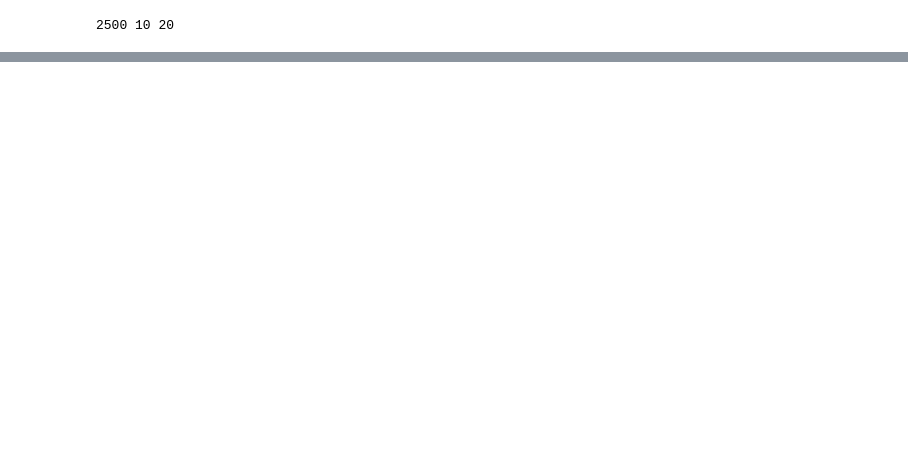
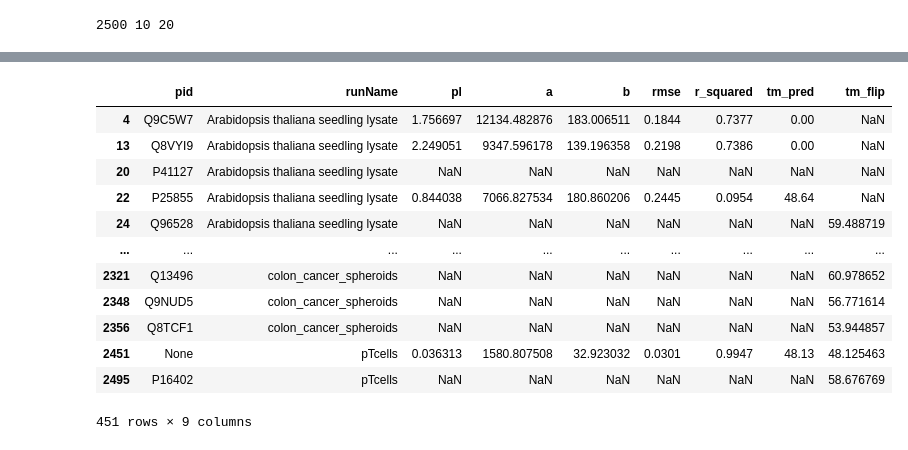
Before and after one commit to D3m0st3n/TPPCurveFitCLI, a Jupyter notebook: test.ipynb, the cells around one changed output, grey strips where cells are left out. Cells and saved outputs as stored; diff of their text form; code cells hidden in the pictures; blank space fills up the shorter version.

```diff
--- a/test.ipynb
+++ b/test.ipynb
@@ -227,0 +228,16 @@ print(results_na.shape)
+# %%
+results_na
+# %% [output]
+|  | pid | runName | pl | a | b | rmse | r_squared | tm_pred | tm_flip |
+| 4 | Q9C5W7 | Arabidopsis thaliana seedling lysate | 1.756697 | 12134.482876 | 183.006511 | 0.1844 | 0.7377 | 0.00 | NaN |
+| 13 | Q8VYI9 | Arabidopsis thaliana seedling lysate | 2.249051 | 9347.596178 | 139.196358 | 0.2198 | 0.7386 | 0.00 | NaN |
+| 20 | P41127 | Arabidopsis thaliana seedling lysate | NaN | NaN | NaN | NaN | NaN | NaN | NaN |
+| 22 | P25855 | Arabidopsis thaliana seedling lysate | 0.844038 | 7066.827534 | 180.860206 | 0.2445 | 0.0954 | 48.64 | NaN |
+| 24 | Q96528 | Arabidopsis thaliana seedling lysate | NaN | NaN | NaN | NaN | NaN | NaN | 59.488719 |
+| ... | ... | ... | ... | ... | ... | ... | ... | ... | ... |
+| 2321 | Q13496 | colon_cancer_spheroids | NaN | NaN | NaN | NaN | NaN | NaN | 60.978652 |
+| 2348 | Q9NUD5 | colon_cancer_spheroids | NaN | NaN | NaN | NaN | NaN | NaN | 56.771614 |
+| 2356 | Q8TCF1 | colon_cancer_spheroids | NaN | NaN | NaN | NaN | NaN | NaN | 53.944857 |
+| 2451 | None | pTcells | 0.036313 | 1580.807508 | 32.923032 | 0.0301 | 0.9947 | 48.13 | 48.125463 |
+| 2495 | P16402 | pTcells | NaN | NaN | NaN | NaN | NaN | NaN | 58.676769 |
+451 rows × 9 columns
```
Also changed, not shown: parts of 13 cells of this notebook, 1 other file.
